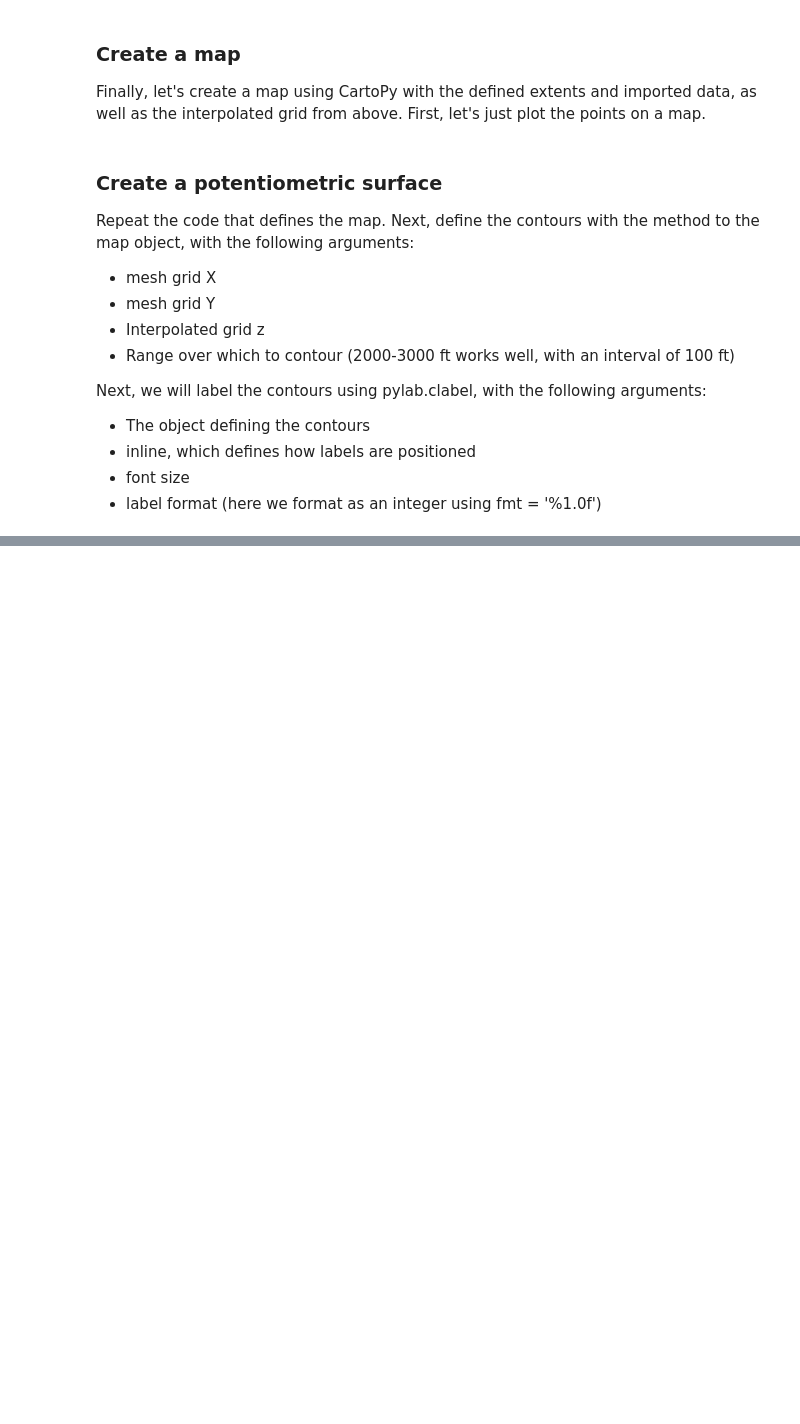
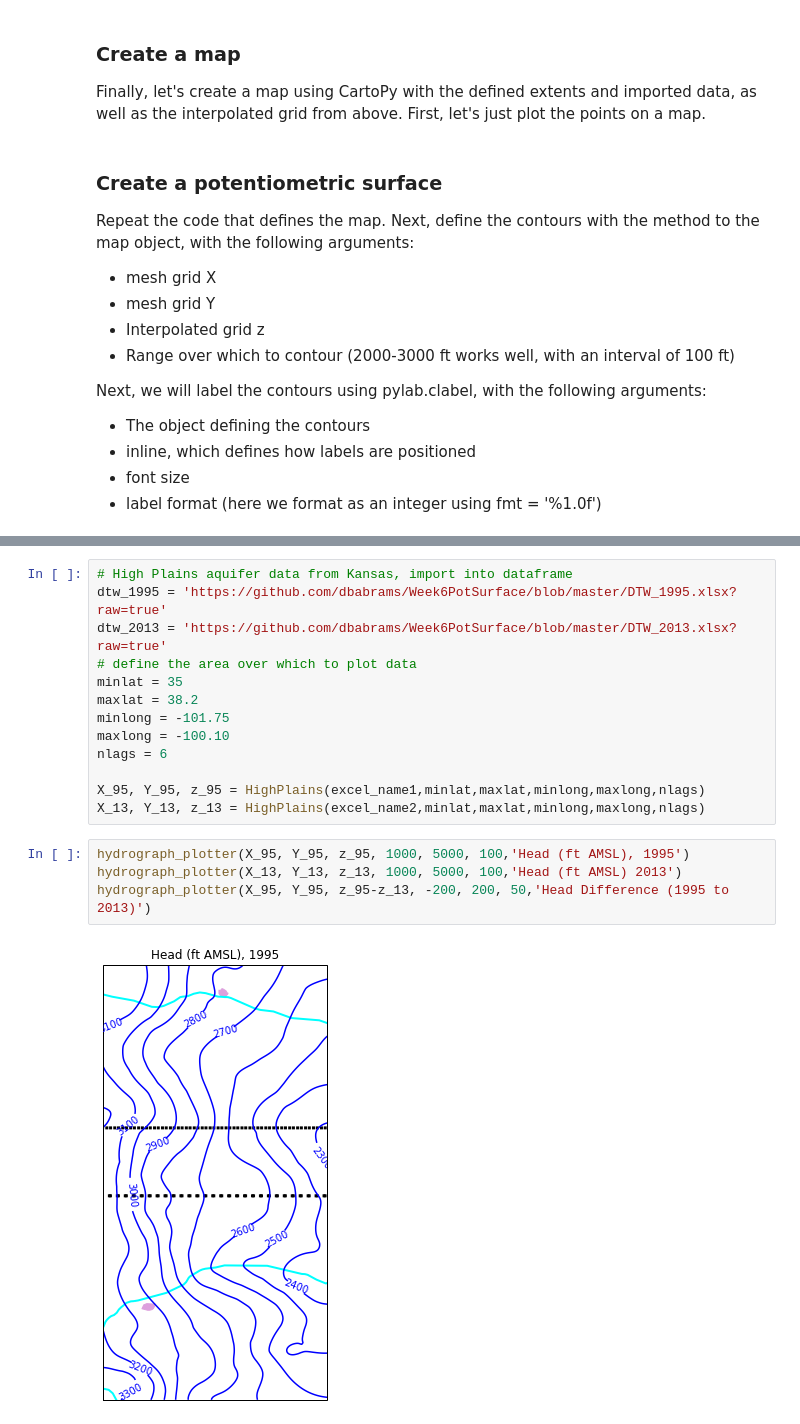
Before and after one commit to yiquanw2/geol572_6, a Jupyter notebook: HighPlainsAquifer.ipynb, the cells around one changed output, grey strips where cells are left out. Cells and saved outputs as stored; diff of their text form; blank space fills up the shorter version.

```diff
--- a/HighPlainsAquifer.ipynb
+++ b/HighPlainsAquifer.ipynb
@@ -162,0 +218,19 @@ plt.show()
+# %%
+# High Plains aquifer data from Kansas, import into dataframe
+dtw_1995 = 'https://github.com/dbabrams/Week6PotSurface/blob/master/DTW_1995.xlsx?raw=true'
+dtw_2013 = 'https://github.com/dbabrams/Week6PotSurface/blob/master/DTW_2013.xlsx?raw=true'
+# define the area over which to plot data
+minlat = 35
+maxlat = 38.2
+minlong = -101.75
+maxlong = -100.10
+nlags = 6
+
+X_95, Y_95, z_95 = HighPlains(excel_name1,minlat,maxlat,minlong,maxlong,nlags)
+X_13, Y_13, z_13 = HighPlains(excel_name2,minlat,maxlat,minlong,maxlong,nlags)
+# %%
+hydrograph_plotter(X_95, Y_95, z_95, 1000, 5000, 100,'Head (ft AMSL), 1995')
+hydrograph_plotter(X_13, Y_13, z_13, 1000, 5000, 100,'Head (ft AMSL) 2013')
+hydrograph_plotter(X_95, Y_95, z_95-z_13, -200, 200, 50,'Head Difference (1995 to 2013)')
+# %% [output]
+[figure, added]
```
Also changed, not shown: parts of 7 cells of this notebook.
